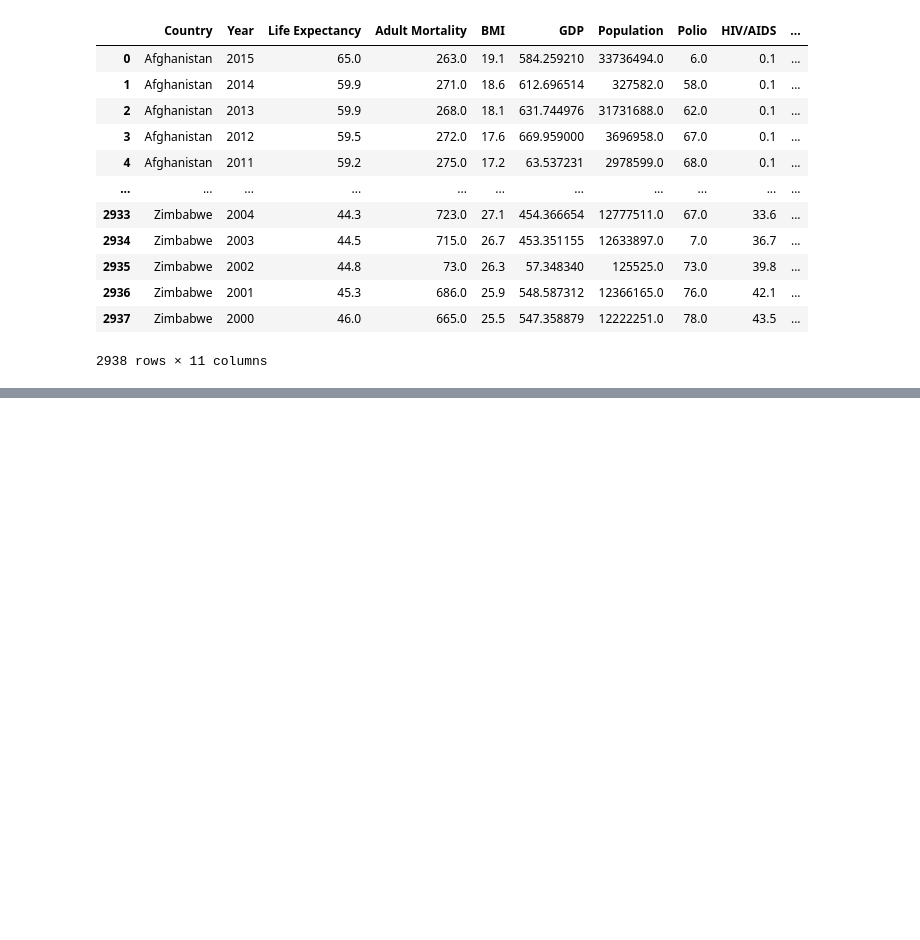
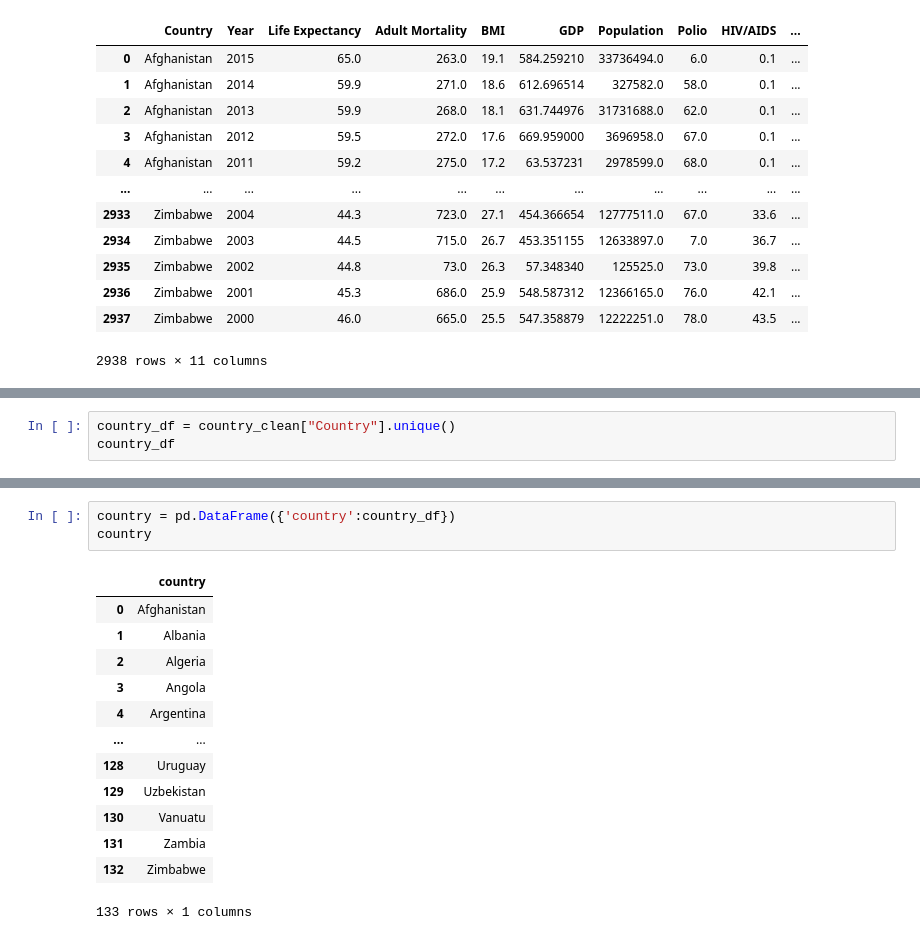
Before and after one commit to nithiyasuresh/LifeExpectancy_Project, a Jupyter notebook: LE.ipynb, the cells around one changed output, grey strips where cells are left out. Saved outputs shown, nothing was run; the diff lists cells and outputs as text; blank space fills up the shorter version.

```diff
--- a/LE.ipynb
+++ b/LE.ipynb
@@ -73,0 +76,3 @@ life_country
+# %%
+country_df = country_clean["Country"].unique()
+country_df
@@ -73,0 +97,17 @@ life_country
+# %%
+country = pd.DataFrame({'country':country_df})
+country
+# %% [output]
+|  | country |
+| 0 | Afghanistan |
+| 1 | Albania |
+| 2 | Algeria |
+| 3 | Angola |
+| 4 | Argentina |
+| ... | ... |
+| 128 | Uruguay |
+| 129 | Uzbekistan |
+| 130 | Vanuatu |
+| 131 | Zambia |
+| 132 | Zimbabwe |
+133 rows × 1 columns
```
Also changed, not shown: parts of 8 cells of this notebook.
